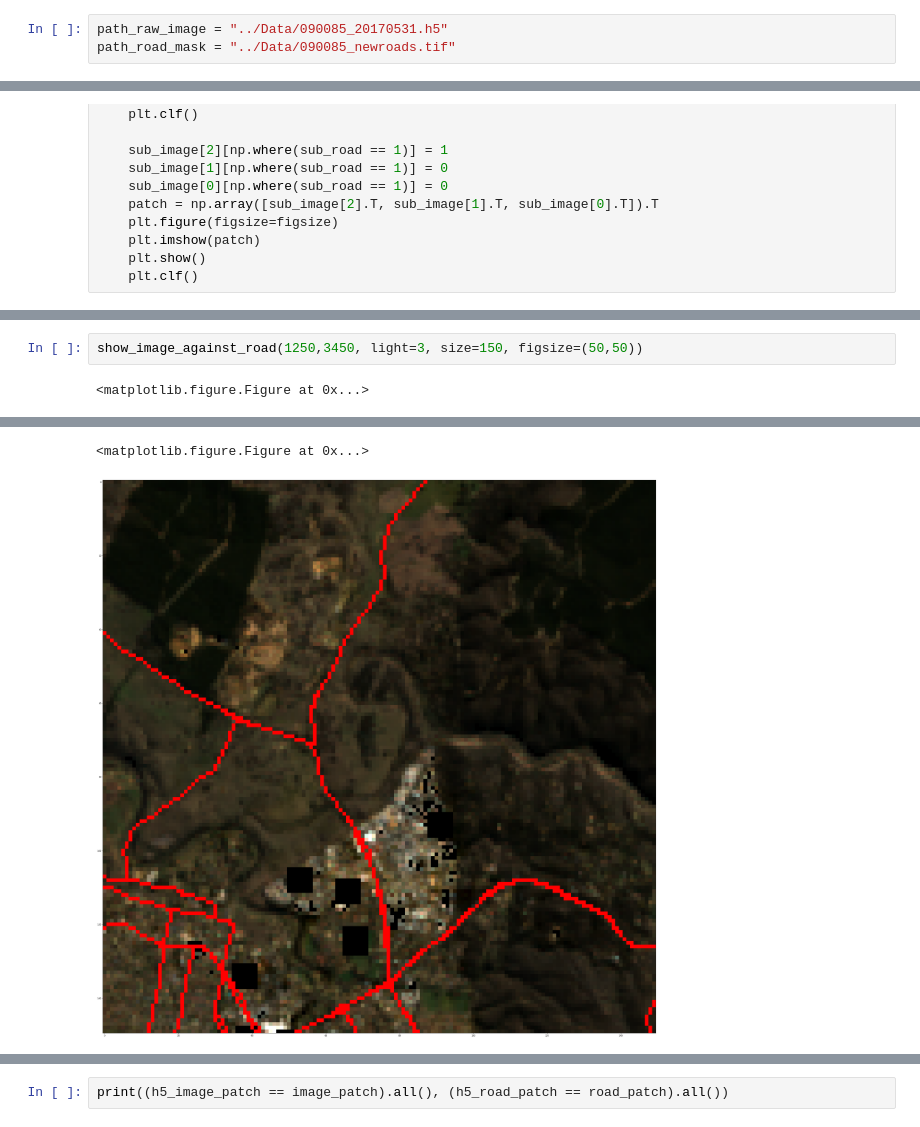
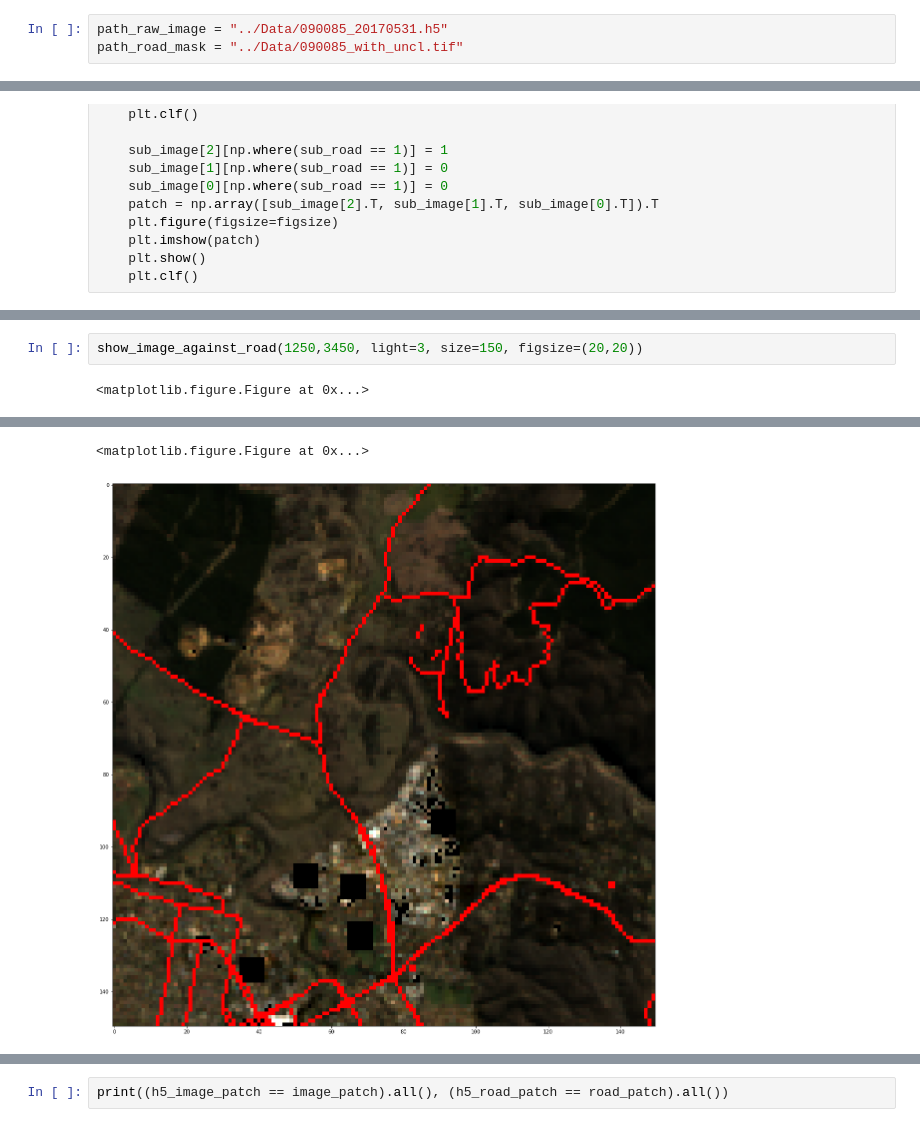
Before and after one commit to LiyaoTang/Road-Extraction-from-Time-Series-Satellite-Images, a Jupyter notebook: Data_Preprocessing/Data_Preprocessing.ipynb, the cells around one changed output, grey strips where cells are left out. Saved outputs shown, nothing was run; the diff lists cells and outputs as text.

```diff
--- a/Data_Preprocessing/Data_Preprocessing.ipynb
+++ b/Data_Preprocessing/Data_Preprocessing.ipynb
@@ -7,7 +7,7 @@ import scipy.io as sio
 import skimage.io
 # %%
 path_raw_image = "../Data/090085_20170531.h5"
-path_road_mask = "../Data/090085_newroads.tif"
+path_road_mask = "../Data/090085_with_uncl.tif"
 # %%
 # read in raw image
 raw_image = np.array(h5py.File(path_raw_image)['scene'])
@@ -81,4 +80,4 @@ show_image_against_road(1450,2600+200, light=3, size=150)
 # %%
-show_image_against_road(1250,3450, light=3, size=150, figsize=(50,50))
+show_image_against_road(1250,3450, light=3, size=150, figsize=(20,20))
 # %% [output]
 <matplotlib.figure.Figure at 0x...>
@@ -86,3 +85,3 @@ show_image_against_road(1250,3450, light=3, size=150, figsize=(50,50))
 <matplotlib.figure.Figure at 0x...>
-[figure, old version]
+[figure, new version]
 # %%
```
Also changed, not shown: parts of 13 cells of this notebook.
